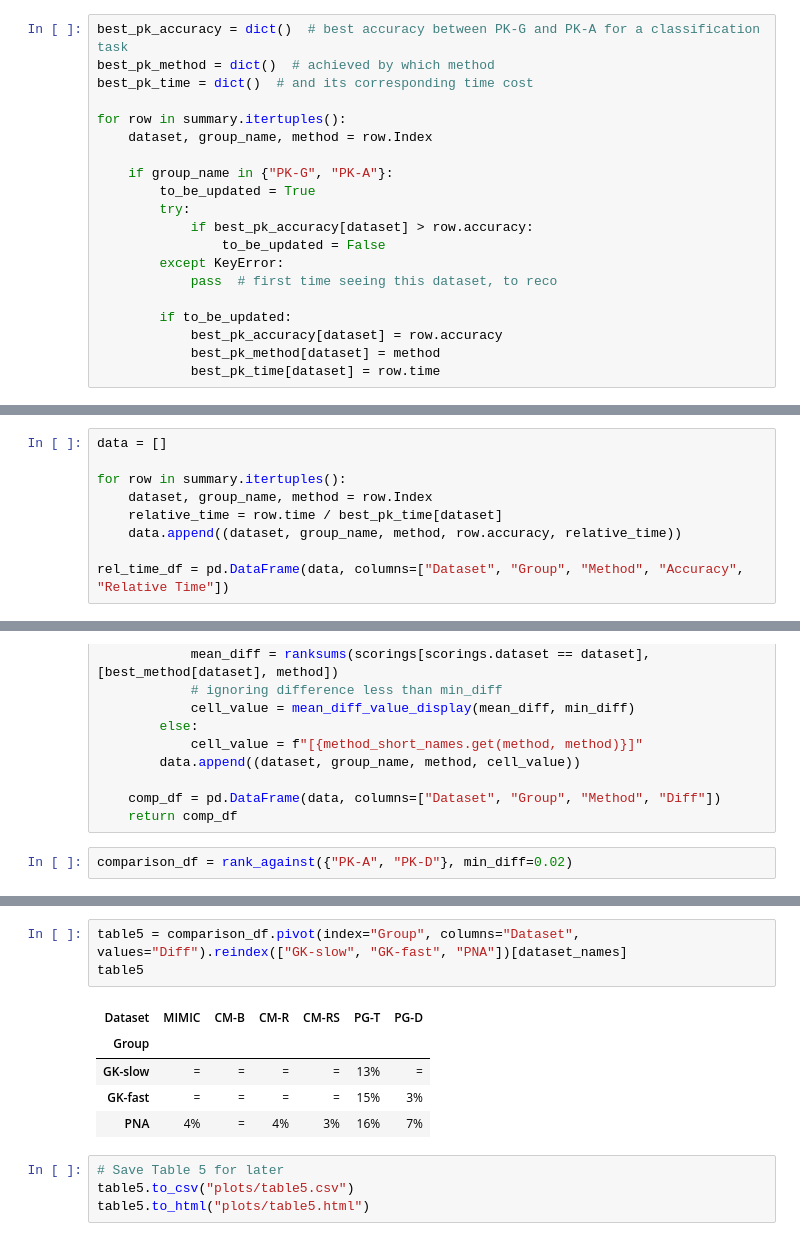
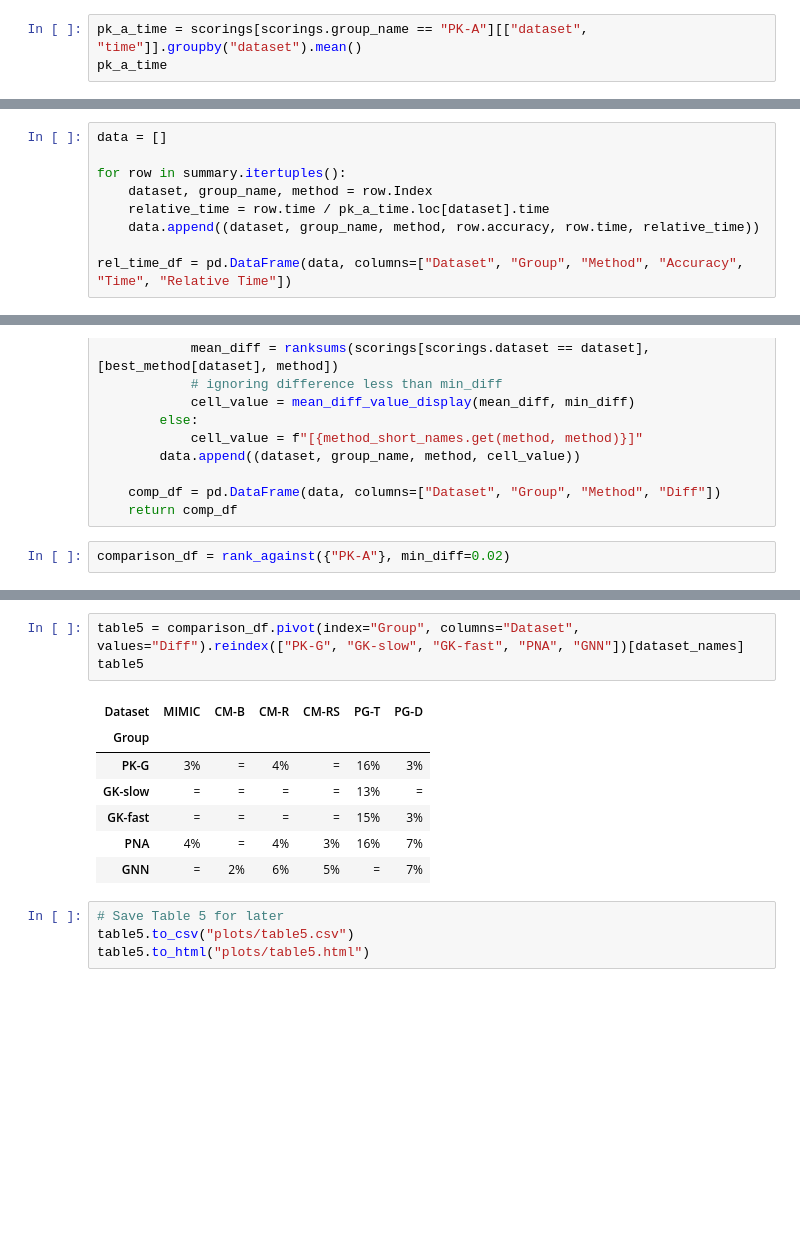
Before and after one commit to trungdong/provenance-kernel-evaluation, a Jupyter notebook: plots.ipynb, the cells around one changed output, grey strips where cells are left out. Saved outputs shown, nothing was run; the diff lists cells and outputs as text; blank space fills up the shorter version.

```diff
--- a/plots.ipynb
+++ b/plots.ipynb
@@ -127,20 +132,3 @@ summary
-# %%
-best_pk_accuracy = dict()  # best accuracy between PK-G and PK-A for a classification task
-best_pk_method = dict()  # achieved by which method
-best_pk_time = dict()  # and its corresponding time cost
-
-for row in summary.itertuples():
-    dataset, group_name, method = row.Index
-
-    if group_name in {"PK-G", "PK-A"}:
-        to_be_updated = True
-        try:
-            if best_pk_accuracy[dataset] > row.accuracy:
-                to_be_updated = False
-        except KeyError:
-            pass  # first time seeing this dataset, to reco
-
-        if to_be_updated:
-            best_pk_accuracy[dataset] = row.accuracy
-            best_pk_method[dataset] = method
-            best_pk_time[dataset] = row.time
+# %%
+pk_a_time = scorings[scorings.group_name == "PK-A"][["dataset", "time"]].groupby("dataset").mean()
+pk_a_time
@@ -151,7 +148,7 @@ data = []
 
 for row in summary.itertuples():
     dataset, group_name, method = row.Index
-    relative_time = row.time / best_pk_time[dataset]
-    data.append((dataset, group_name, method, row.accuracy, relative_time))
+    relative_time = row.time / pk_a_time.loc[dataset].time
+    data.append((dataset, group_name, method, row.accuracy, row.time, relative_time))
 
-rel_time_df = pd.DataFrame(data, columns=["Dataset", "Group", "Method", "Accuracy", "Relative Time"])
+rel_time_df = pd.DataFrame(data, columns=["Dataset", "Group", "Method", "Accuracy", "Time", "Relative Time"])
@@ -251,7 +272,7 @@ def rank_against(selected_groups, scoring="accuracy", min_diff=0.02):
     comp_df = pd.DataFrame(data, columns=["Dataset", "Group", "Method", "Diff"])
     return comp_df
 # %%
-comparison_df = rank_against({"PK-A", "PK-D"}, min_diff=0.02)
+comparison_df = rank_against({"PK-A"}, min_diff=0.02)
 # %% [output]
 [ CM-B: comparing FA-0 against GK-HC-3 ]
 Wilcoxon rank-sum test: accuracy
@@ -271,14 +292,16 @@ Wilcoxon rank-sum test: accuracy
 > *Significant* (pvalue = 0.0%)
 > Mean difference: +15.9%
 # %%
-table5 = comparison_df.pivot(index="Group", columns="Dataset", values="Diff").reindex(["GK-slow", "GK-fast", "PNA"])[dataset_names]
+table5 = comparison_df.pivot(index="Group", columns="Dataset", values="Diff").reindex(["PK-G", "GK-slow", "GK-fast", "PNA", "GNN"])[dataset_names]
 table5
 # %% [output]
 | Dataset | MIMIC | CM-B | CM-R | CM-RS | PG-T | PG-D |
 | Group |  |  |  |  |  |  |
+| PK-G | 3% | = | 4% | = | 16% | 3% |
 | GK-slow | = | = | = | = | 13% | = |
 | GK-fast | = | = | = | = | 15% | 3% |
 | PNA | 4% | = | 4% | 3% | 16% | 7% |
+| GNN | = | 2% | 6% | 5% | = | 7% |
 # %%
 # Save Table 5 for later
 table5.to_csv("plots/table5.csv")
```
Also changed, not shown: parts of 20 cells of this notebook.
